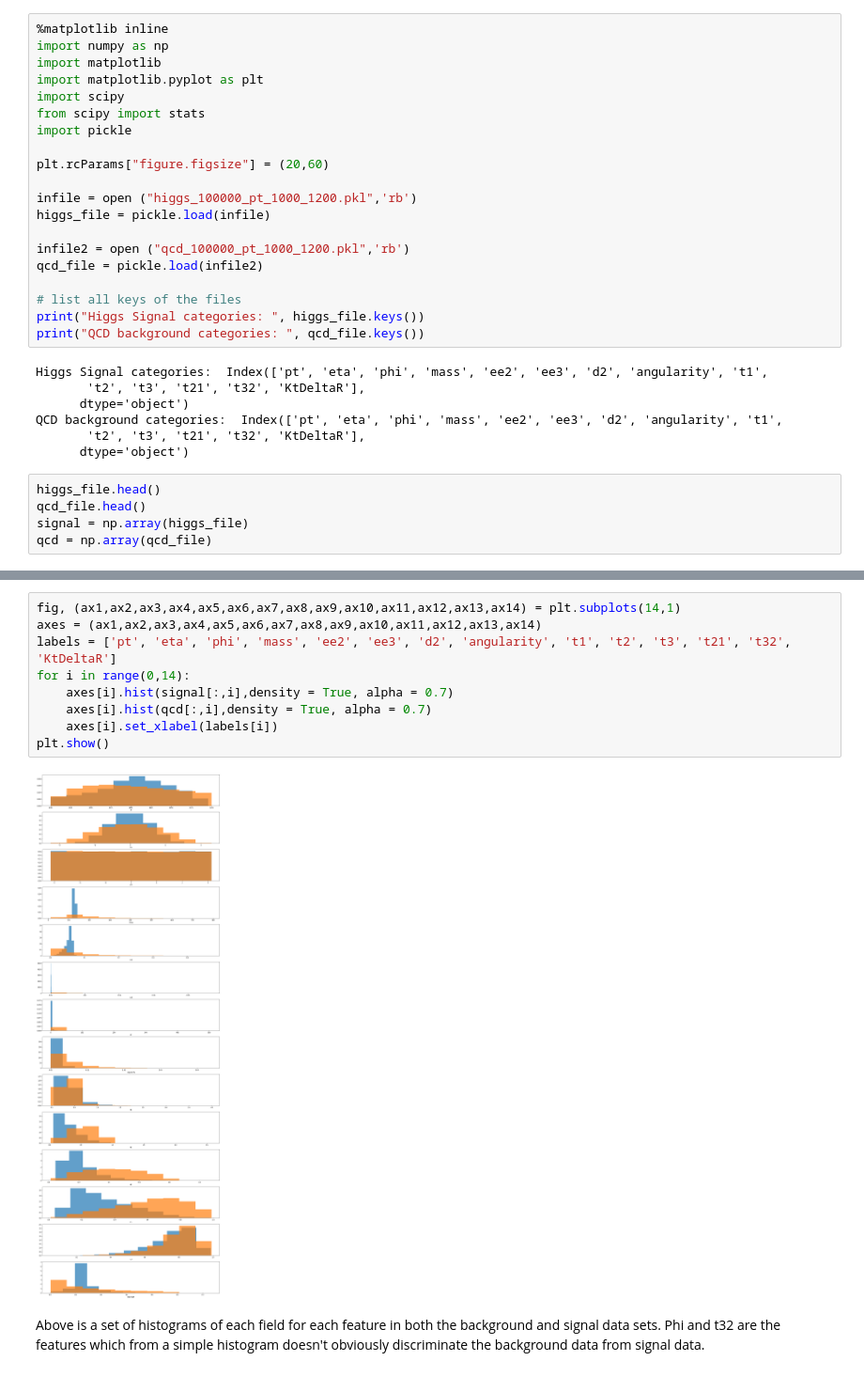
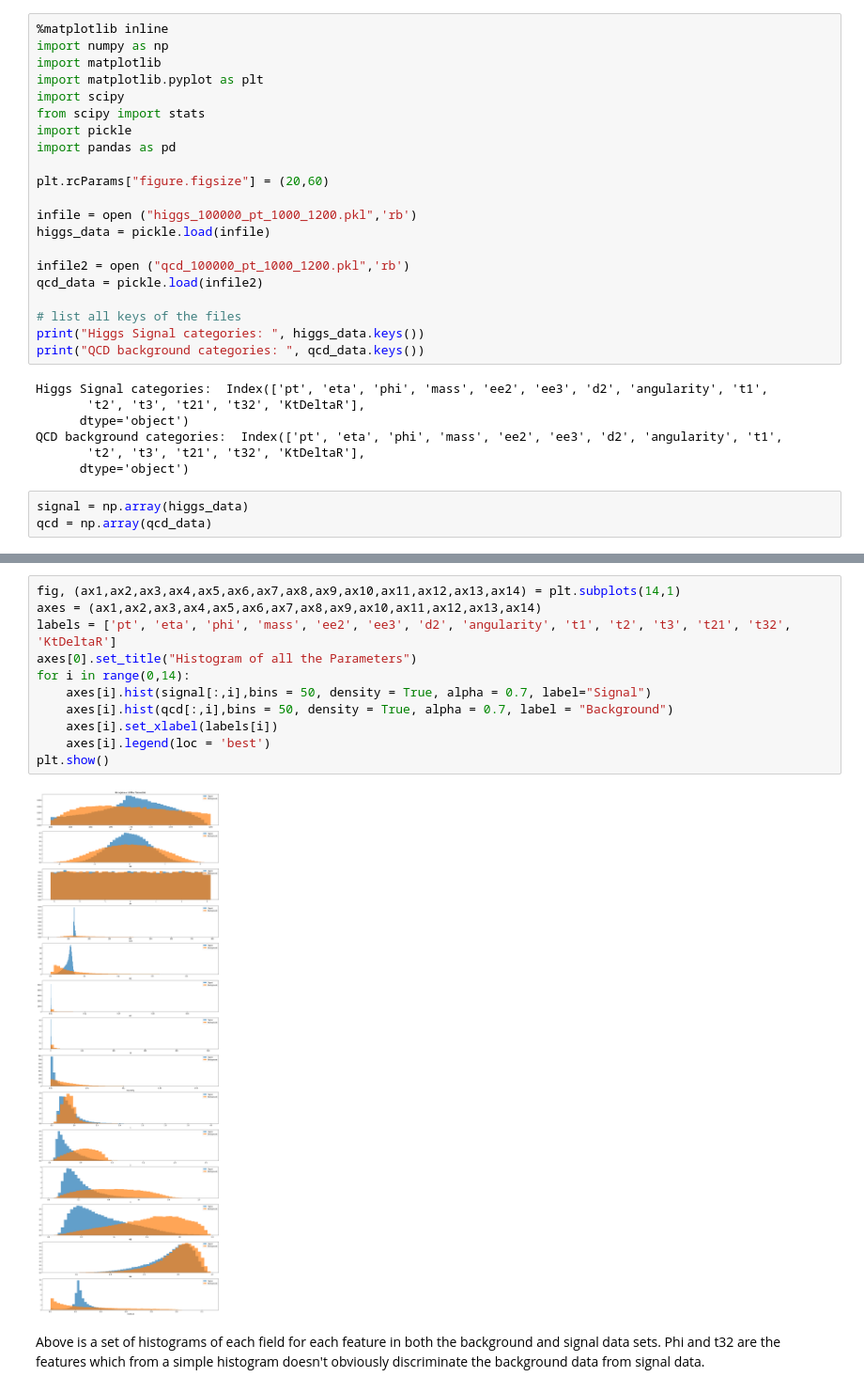
Before and after one commit to ardenchaing/Phys-434, a Jupyter notebook: Lab5.ipynb, the cells around one changed output, grey strips where cells are left out. Shown at 94% size. Cells and saved outputs as stored; diff of their text form.

```diff
--- a/Lab5.ipynb
+++ b/Lab5.ipynb
@@ -39,18 +50,19 @@ import matplotlib.pyplot as plt
 import scipy
 from scipy import stats
 import pickle
+import pandas as pd
 
 plt.rcParams["figure.figsize"] = (20,60)
 
 infile = open ("higgs_100000_pt_1000_1200.pkl",'rb')
-higgs_file = pickle.load(infile)
+higgs_data = pickle.load(infile)
 
 infile2 = open ("qcd_100000_pt_1000_1200.pkl",'rb')
-qcd_file = pickle.load(infile2)
+qcd_data = pickle.load(infile2)
 
 # list all keys of the files
-print("Higgs Signal categories: ", higgs_file.keys())
-print("QCD background categories: ", qcd_file.keys())
+print("Higgs Signal categories: ", higgs_data.keys())
+print("QCD background categories: ", qcd_data.keys())
 # %% [output]
 Higgs Signal categories:  Index(['pt', 'eta', 'phi', 'mass', 'ee2', 'ee3', 'd2', 'angularity', 't1',
        't2', 't3', 't21', 't32', 'KtDeltaR'],
@@ -59,7 +71,5 @@ QCD background categories:  Index(['pt', 'eta', 'phi', 'mass', 'ee2', 'ee3', 'd2
        't2', 't3', 't21', 't32', 'KtDeltaR'],
       dtype='object')
 # %%
-higgs_file.head()
-qcd_file.head()
-signal = np.array(higgs_file)
-qcd = np.array(qcd_file)
+signal = np.array(higgs_data)
+qcd = np.array(qcd_data)
@@ -66,13 +113,15 @@ qcd = np.array(qcd_file)
 # %%
 fig, (ax1,ax2,ax3,ax4,ax5,ax6,ax7,ax8,ax9,ax10,ax11,ax12,ax13,ax14) = plt.subplots(14,1)
 axes = (ax1,ax2,ax3,ax4,ax5,ax6,ax7,ax8,ax9,ax10,ax11,ax12,ax13,ax14)
 labels = ['pt', 'eta', 'phi', 'mass', 'ee2', 'ee3', 'd2', 'angularity', 't1', 't2', 't3', 't21', 't32', 'KtDeltaR']
+axes[0].set_title("Histogram of all the Parameters")
 for i in range(0,14):
-    axes[i].hist(signal[:,i],density = True, alpha = 0.7)
-    axes[i].hist(qcd[:,i],density = True, alpha = 0.7)
+    axes[i].hist(signal[:,i],bins = 50, density = True, alpha = 0.7, label="Signal")
+    axes[i].hist(qcd[:,i],bins = 50, density = True, alpha = 0.7, label = "Background")
     axes[i].set_xlabel(labels[i])
+    axes[i].legend(loc = 'best')
 plt.show()
 # %% [output]
-[figure, old version]
+[figure, new version]
 # %% [markdown]
 Above is a set of histograms of each field for each feature in both the background and signal data sets. Phi and t32 are the features which from a simple histogram doesn't obviously discriminate the background data from signal data.
```
Also changed, not shown: parts of 28 cells of this notebook, 1 other file.
